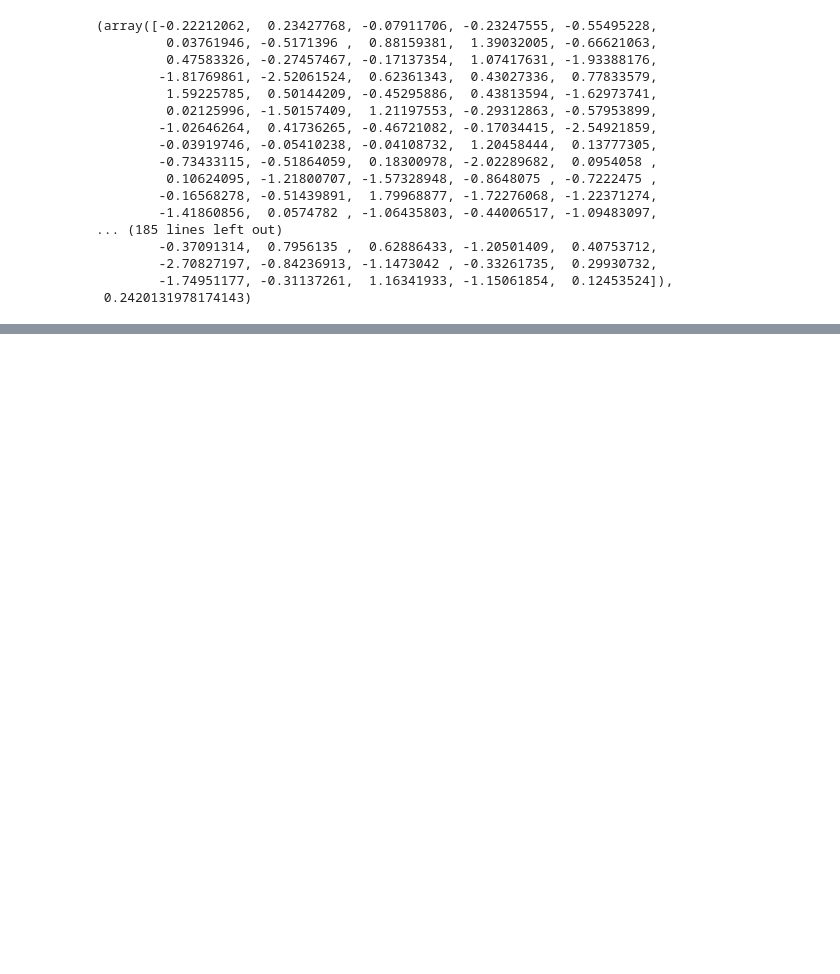
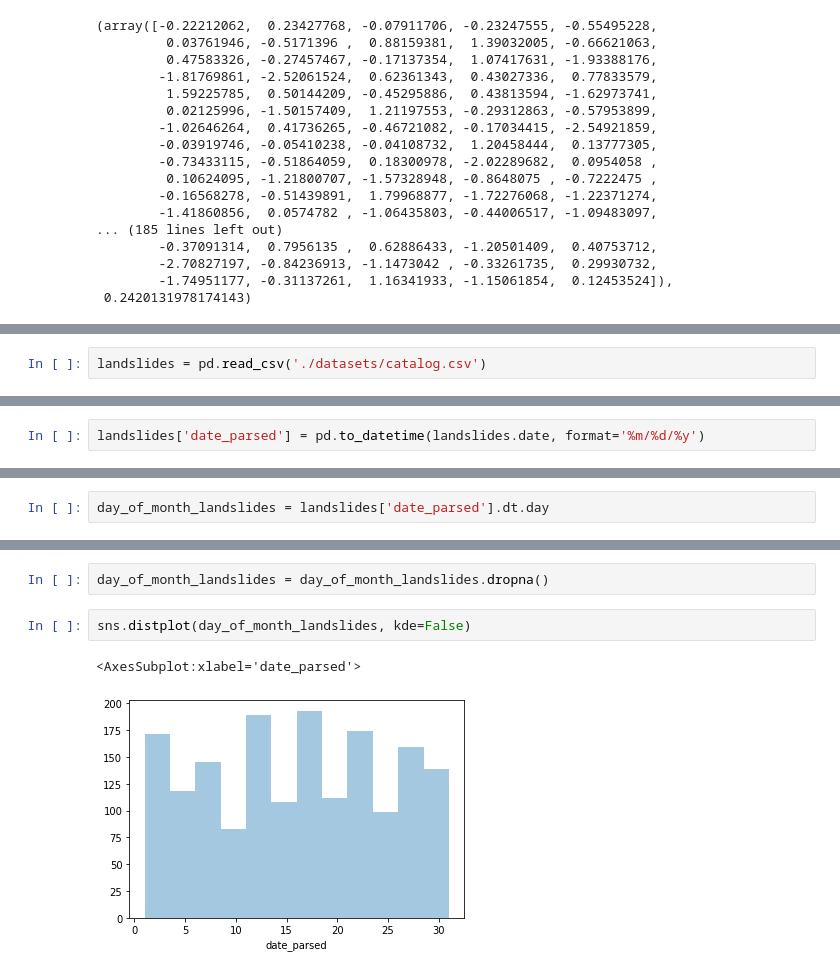
Before and after one commit to hari-viswanathan/learning, a Jupyter notebook: data_cleaning_practice.ipynb, the cells around one changed output, grey strips where cells are left out. Drawn from its saved outputs; the diff is of its cells as text; blank space fills up the shorter version.

Commit message:
(misc) Working with dates

```diff
--- a/data_cleaning_practice.ipynb
+++ b/data_cleaning_practice.ipynb
@@ -216,0 +219,2 @@ normalized_data
+# %%
+landslides = pd.read_csv('./datasets/catalog.csv')
@@ -216,0 +246,2 @@ normalized_data
+# %%
+landslides['date_parsed'] = pd.to_datetime(landslides.date, format='%m/%d/%y')
@@ -216,0 +257,2 @@ normalized_data
+# %%
+day_of_month_landslides = landslides['date_parsed'].dt.day
@@ -216,0 +268,7 @@ normalized_data
+# %%
+day_of_month_landslides = day_of_month_landslides.dropna()
+# %%
+sns.distplot(day_of_month_landslides, kde=False)
+# %% [output]
+<AxesSubplot:xlabel='date_parsed'>
+[figure, added]
```
Also changed, not shown: parts of 7 cells of this notebook.
